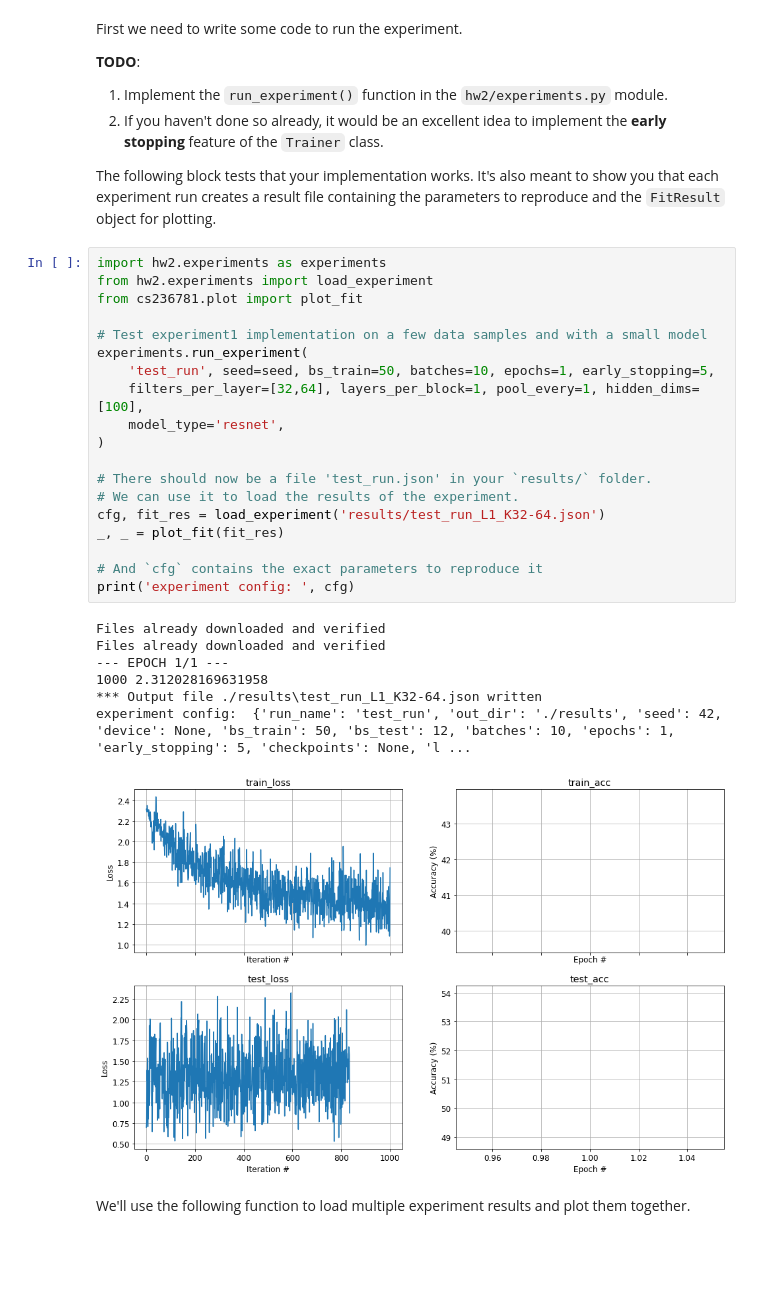
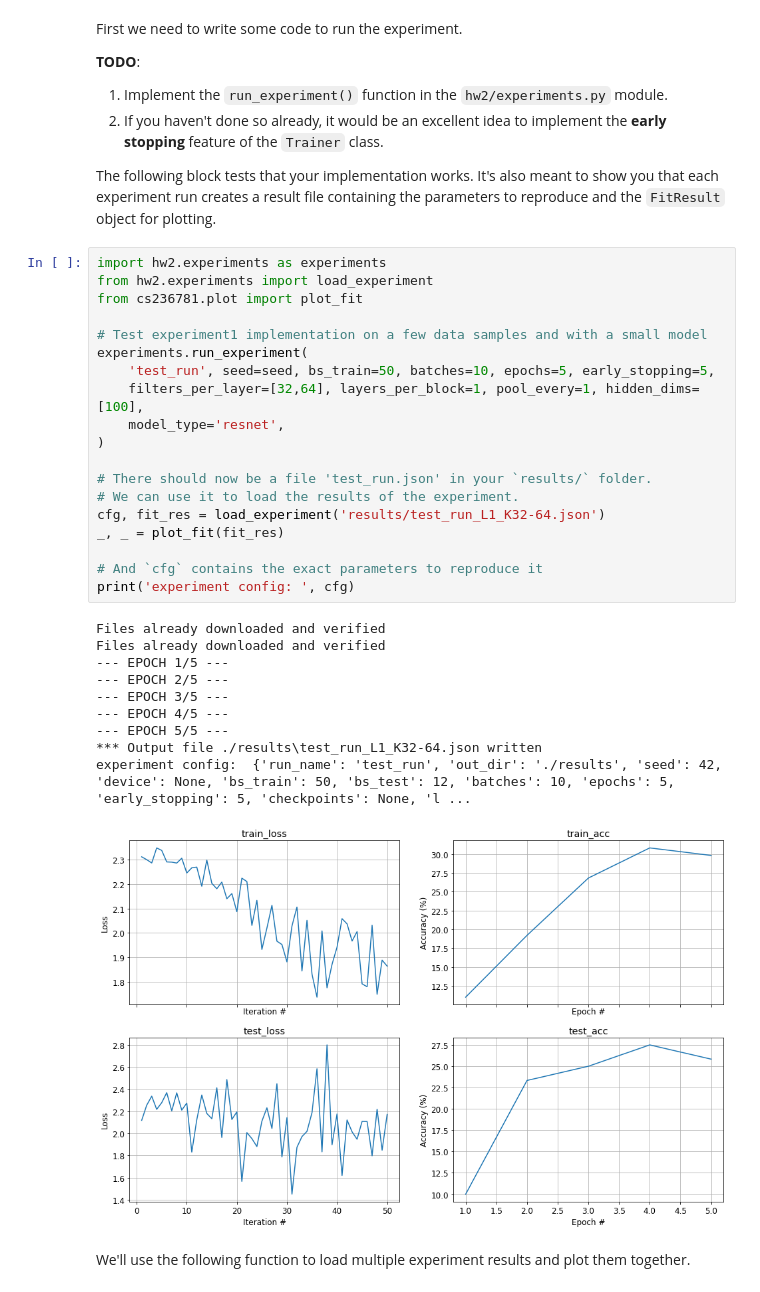
Before and after one commit to avivShitrit/Deep_Learning_hw2, a Jupyter notebook: Part3_CNNs.ipynb, the cells around one changed output. Saved outputs shown, nothing was run; the diff lists cells and outputs as text; blank space fills up the shorter version.

Commit message:
modified:   Part3_CNNs.ipynb 	modified:   results/test_run_L1_K32-64.json

```diff
--- a/Part3_CNNs.ipynb
+++ b/Part3_CNNs.ipynb
@@ -392,30 +392,33 @@ The following block tests that your implementation works. It's also meant to sho
 # %%
 import hw2.experiments as experiments
 from hw2.experiments import load_experiment
 from cs236781.plot import plot_fit
 
 # Test experiment1 implementation on a few data samples and with a small model
 experiments.run_experiment(
-    'test_run', seed=seed, bs_train=50, batches=10, epochs=1, early_stopping=5,
+    'test_run', seed=seed, bs_train=50, batches=10, epochs=5, early_stopping=5,
     filters_per_layer=[32,64], layers_per_block=1, pool_every=1, hidden_dims=[100],
     model_type='resnet',
 )
 
 # There should now be a file 'test_run.json' in your `results/` folder.
 # We can use it to load the results of the experiment.
 cfg, fit_res = load_experiment('results/test_run_L1_K32-64.json')
 _, _ = plot_fit(fit_res)
 
 # And `cfg` contains the exact parameters to reproduce it
 print('experiment config: ', cfg)
 # %% [output]
 Files already downloaded and verified
 Files already downloaded and verified
---- EPOCH 1/1 ---
-1000 2.312028169631958
+--- EPOCH 1/5 ---
+--- EPOCH 2/5 ---
+--- EPOCH 3/5 ---
+--- EPOCH 4/5 ---
+--- EPOCH 5/5 ---
 *** Output file ./results\test_run_L1_K32-64.json written
-experiment config:  {'run_name': 'test_run', 'out_dir': './results', 'seed': 42, 'device': None, 'bs_train': 50, 'bs_test': 12, 'batches': 10, 'epochs': 1, 'early_stopping': 5, 'checkpoints': None, 'l ...
+experiment config:  {'run_name': 'test_run', 'out_dir': './results', 'seed': 42, 'device': None, 'bs_train': 50, 'bs_test': 12, 'batches': 10, 'epochs': 5, 'early_stopping': 5, 'checkpoints': None, 'l ...
-[figure, old version]
+[figure, new version]
 # %% [markdown]
 We'll use the following function to load multiple experiment results and plot them together.
 # %%
```
Also changed, not shown: parts of 2 cells of this notebook, 1 other file.
